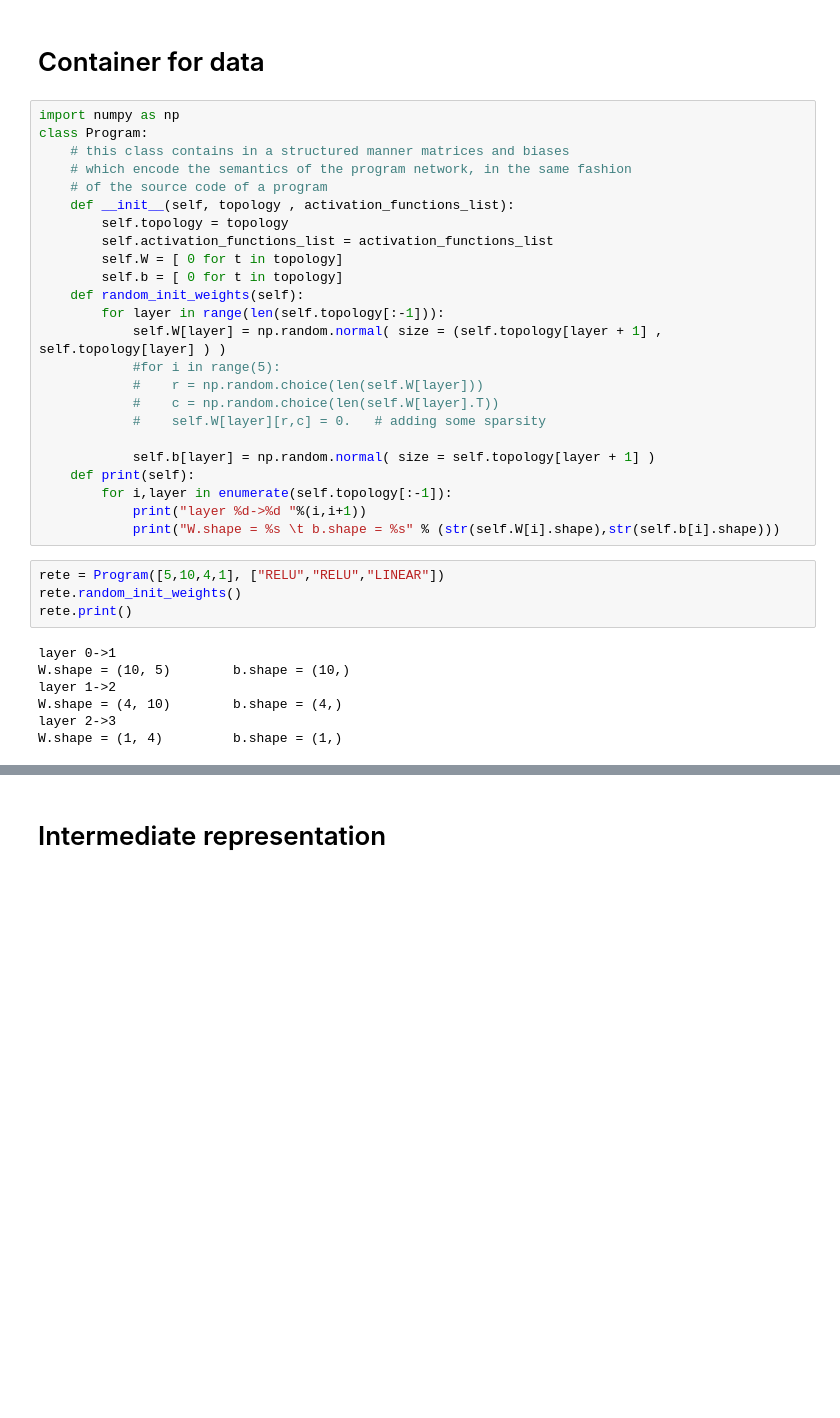
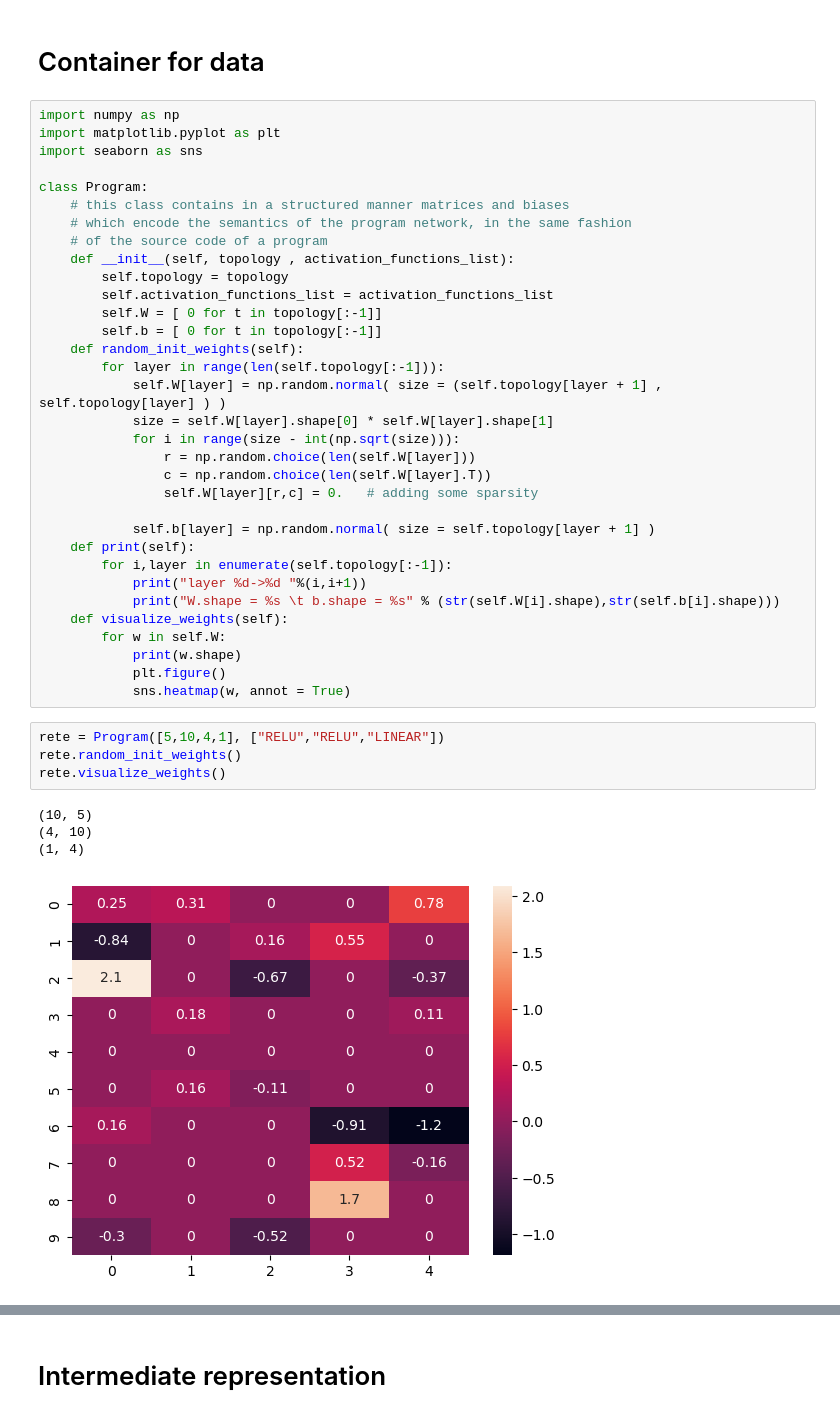
Before and after one commit to nncm-xbc/onnxmlir-pim-sparsify, a Jupyter notebook: Delivery.ipynb, the cells around one changed output, grey strips where cells are left out. Drawn from its saved outputs; the diff is of its cells as text; blank space fills up the shorter version.

```diff
--- a/Delivery.ipynb
+++ b/Delivery.ipynb
@@ -2,6 +2,9 @@
 # Container for data
 # %%
 import numpy as np
+import matplotlib.pyplot as plt
+import seaborn as sns
+
 class Program:
     # this class contains in a structured manner matrices and biases
     # which encode the semantics of the program network, in the same fashion
@@ -9,29 +12,33 @@ class Program:
     def __init__(self, topology , activation_functions_list):
         self.topology = topology
         self.activation_functions_list = activation_functions_list
-        self.W = [ 0 for t in topology]
-        self.b = [ 0 for t in topology]
+        self.W = [ 0 for t in topology[:-1]]
+        self.b = [ 0 for t in topology[:-1]]
     def random_init_weights(self):
         for layer in range(len(self.topology[:-1])):
             self.W[layer] = np.random.normal( size = (self.topology[layer + 1] , self.topology[layer] ) )
-            #for i in range(5):
-            #    r = np.random.choice(len(self.W[layer]))
-            #    c = np.random.choice(len(self.W[layer].T))
-            #    self.W[layer][r,c] = 0.   # adding some sparsity
+            size = self.W[layer].shape[0] * self.W[layer].shape[1]
+            for i in range(size - int(np.sqrt(size))):
+                r = np.random.choice(len(self.W[layer]))
+                c = np.random.choice(len(self.W[layer].T))
+                self.W[layer][r,c] = 0.   # adding some sparsity
 
             self.b[layer] = np.random.normal( size = self.topology[layer + 1] )
     def print(self):
         for i,layer in enumerate(self.topology[:-1]):
             print("layer %d->%d "%(i,i+1))
             print("W.shape = %s \t b.shape = %s" % (str(self.W[i].shape),str(self.b[i].shape)))
+    def visualize_weights(self):
+        for w in self.W:
+            print(w.shape)
+            plt.figure()
+            sns.heatmap(w, annot = True)
 # %%
 rete = Program([5,10,4,1], ["RELU","RELU","LINEAR"])
 rete.random_init_weights()
-rete.print()
+rete.visualize_weights()
 # %% [output]
-layer 0->1
-W.shape = (10, 5)        b.shape = (10,)
-layer 1->2
-W.shape = (4, 10)        b.shape = (4,)
-layer 2->3
-W.shape = (1, 4)         b.shape = (1,)
+(10, 5)
+(4, 10)
+(1, 4)
+[figure, added]
```
Also changed, not shown: parts of 12 cells of this notebook.
